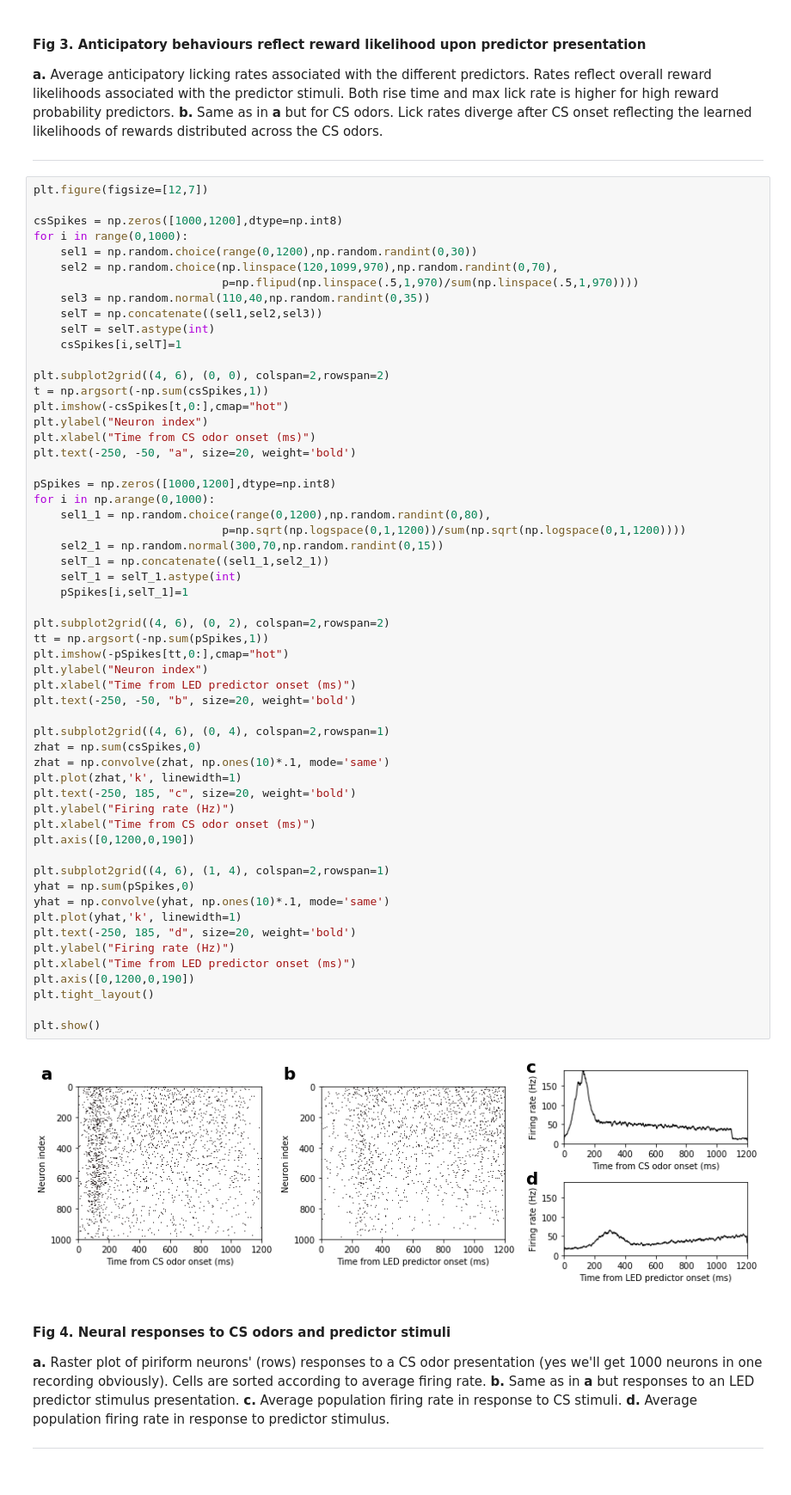
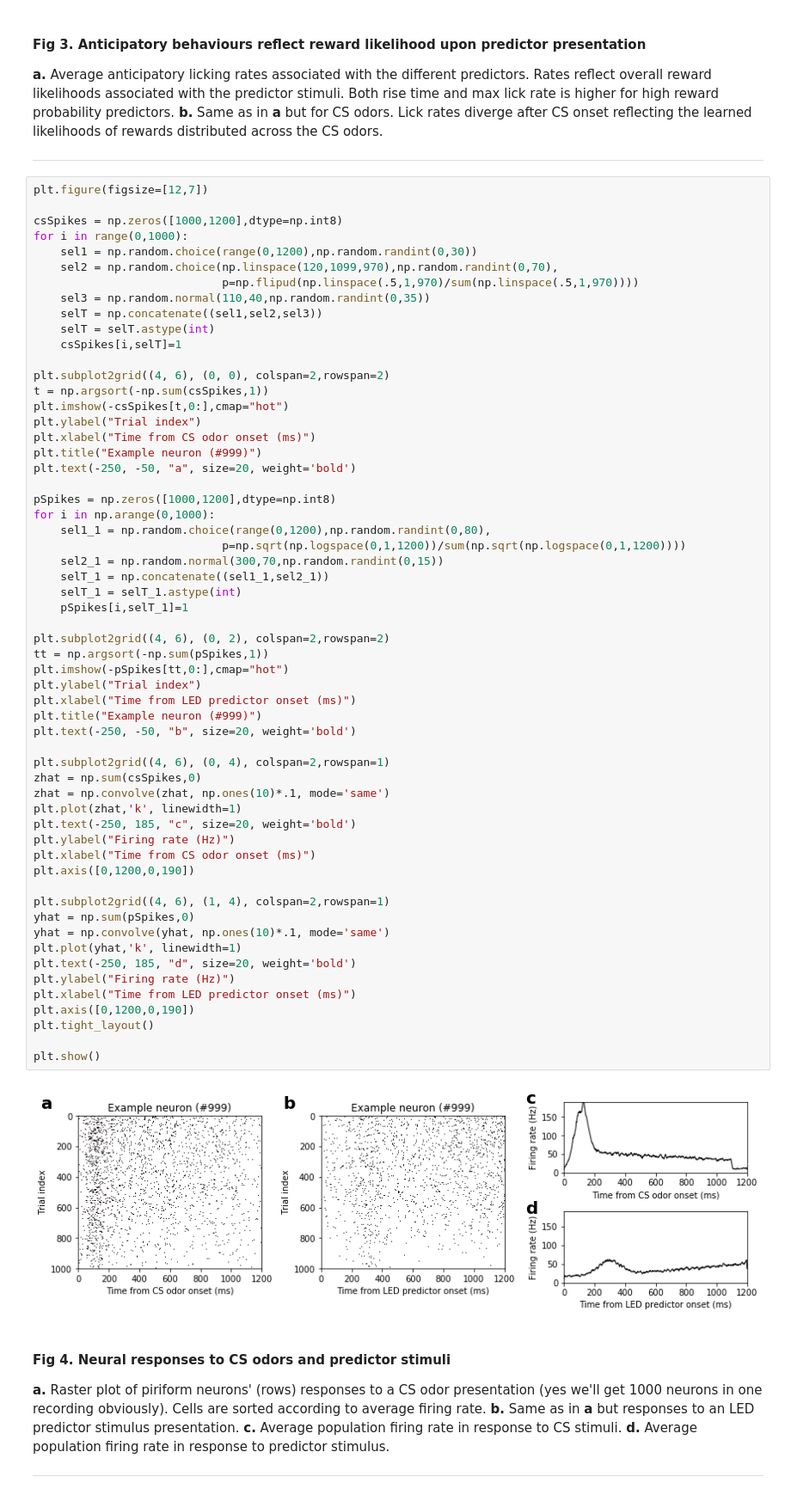
Before and after one commit to kirkesolator/fakepaper, a Jupyter notebook: FakePaperTS.ipynb, the cells around one changed output. Shown at 86% size. Cells and saved outputs as stored; diff of their text form.

```diff
--- a/FakePaperTS.ipynb
+++ b/FakePaperTS.ipynb
@@ -160,8 +160,9 @@ for i in range(0,1000):
 plt.subplot2grid((4, 6), (0, 0), colspan=2,rowspan=2)
 t = np.argsort(-np.sum(csSpikes,1))
 plt.imshow(-csSpikes[t,0:],cmap="hot")
-plt.ylabel("Neuron index")
+plt.ylabel("Trial index")
 plt.xlabel("Time from CS odor onset (ms)")
+plt.title("Example neuron (#999)")
 plt.text(-250, -50, "a", size=20, weight='bold')
 
 pSpikes = np.zeros([1000,1200],dtype=np.int8)
@@ -173,35 +174,36 @@ for i in np.arange(0,1000):
     selT_1 = selT_1.astype(int)
     pSpikes[i,selT_1]=1
 
 plt.subplot2grid((4, 6), (0, 2), colspan=2,rowspan=2)
 tt = np.argsort(-np.sum(pSpikes,1))
 plt.imshow(-pSpikes[tt,0:],cmap="hot")
-plt.ylabel("Neuron index")
+plt.ylabel("Trial index")
 plt.xlabel("Time from LED predictor onset (ms)")
+plt.title("Example neuron (#999)")
 plt.text(-250, -50, "b", size=20, weight='bold')
 
 plt.subplot2grid((4, 6), (0, 4), colspan=2,rowspan=1)
 zhat = np.sum(csSpikes,0)
 zhat = np.convolve(zhat, np.ones(10)*.1, mode='same')
 plt.plot(zhat,'k', linewidth=1)
 plt.text(-250, 185, "c", size=20, weight='bold')
 plt.ylabel("Firing rate (Hz)")
 plt.xlabel("Time from CS odor onset (ms)")
 plt.axis([0,1200,0,190])
 
 plt.subplot2grid((4, 6), (1, 4), colspan=2,rowspan=1)
 yhat = np.sum(pSpikes,0)
 yhat = np.convolve(yhat, np.ones(10)*.1, mode='same')
 plt.plot(yhat,'k', linewidth=1)
 plt.text(-250, 185, "d", size=20, weight='bold')
 plt.ylabel("Firing rate (Hz)")
 plt.xlabel("Time from LED predictor onset (ms)")
 plt.axis([0,1200,0,190])
 plt.tight_layout()
 
 plt.show()
 # %% [output]
-[figure, old version]
+[figure, new version]
 # %% [markdown]
 #### Fig 4. Neural responses to CS odors and predictor stimuli
 **a.** Raster plot of piriform neurons' (rows) responses to a CS odor presentation (yes we'll get 1000 neurons in one recording obviously). Cells are sorted according to average firing rate. **b.** Same as in **a** but responses to an LED predictor stimulus presentation. **c.** Average population firing rate in response to CS stimuli. **d.** Average population firing rate in response to predictor stimulus.
```
Also changed, not shown: parts of 3 cells of this notebook.
